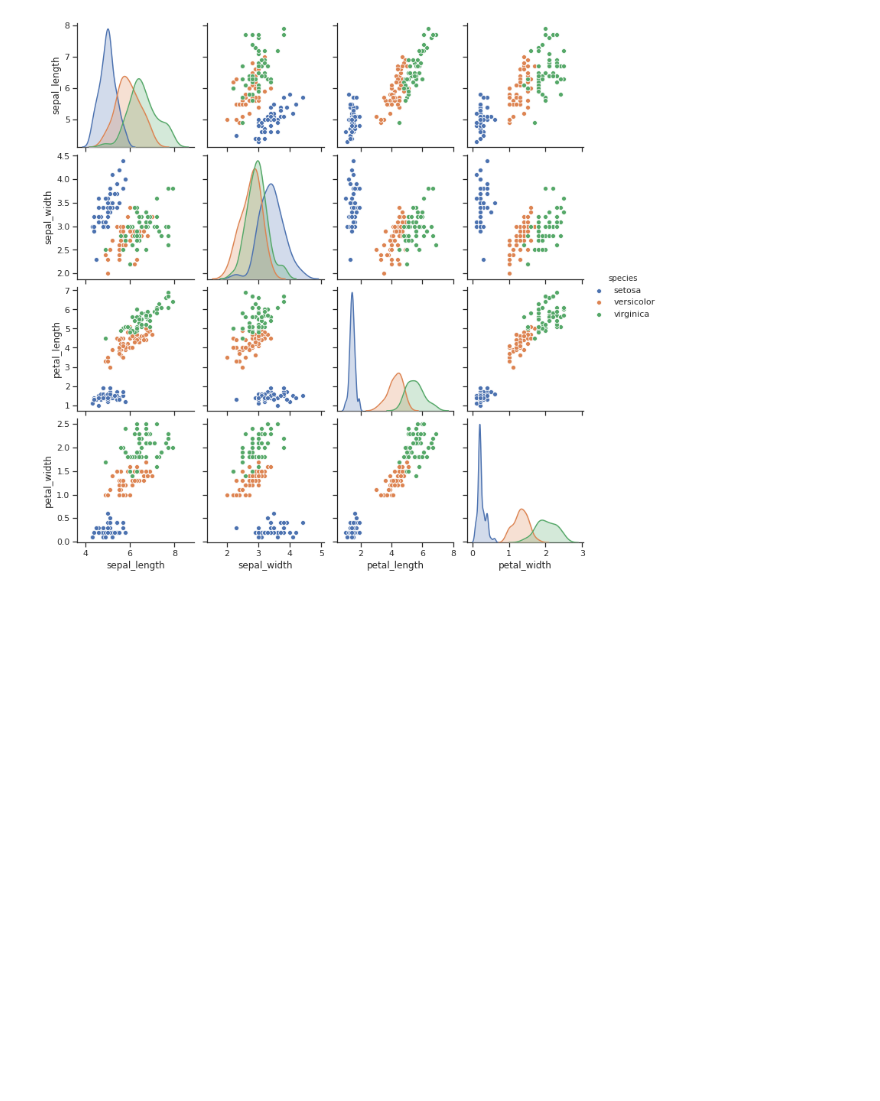
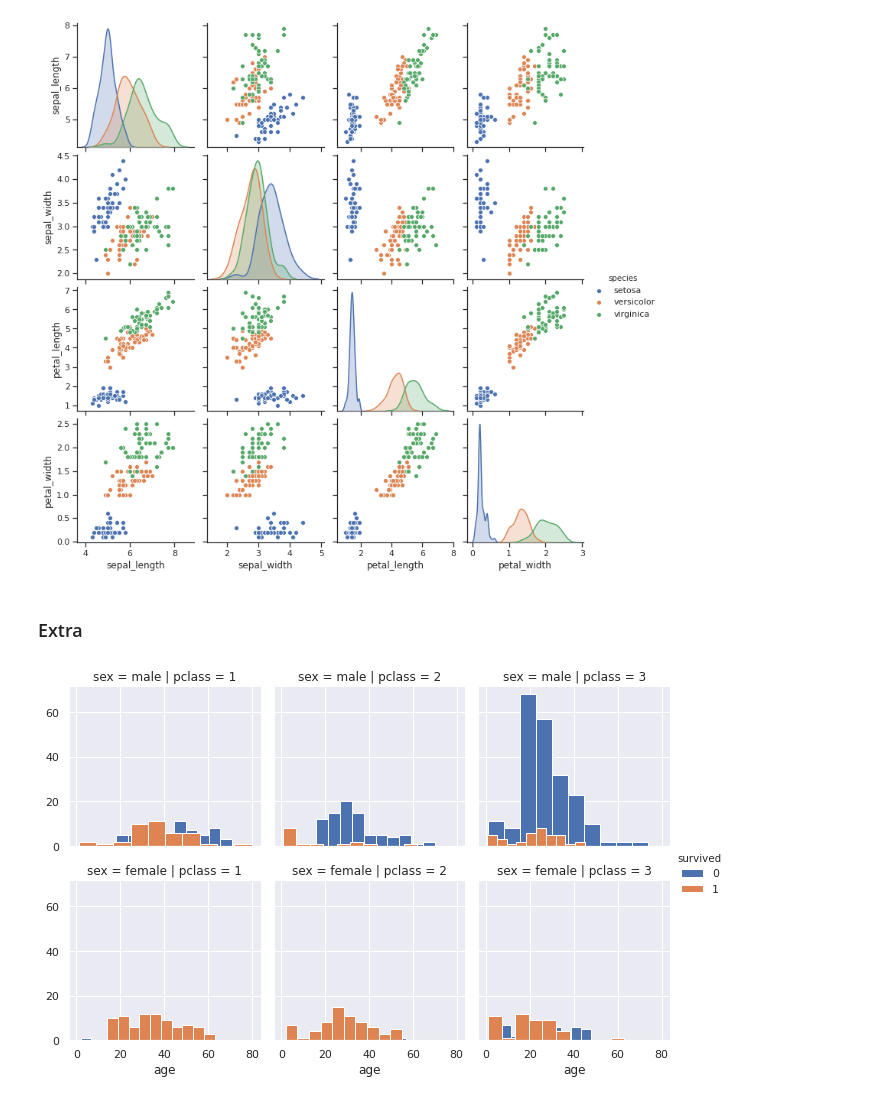
Before and after one commit to enrique21/07MBIG---Visualizacion-de-Datos, a Jupyter notebook: Visualizacion_de_Datos_AG3.ipynb, the cells around one changed output. Saved outputs shown, nothing was run; the diff lists cells and outputs as text; code cells hidden in the pictures; blank space fills up the shorter version.

```diff
--- a/Visualizacion_de_Datos_AG3.ipynb
+++ b/Visualizacion_de_Datos_AG3.ipynb
@@ -174,3 +174,14 @@ sns.pairplot(df, hue="species")
 # %% [output]
 <seaborn.axisgrid.PairGrid at 0x...>
 [figure]
+# %% [markdown]
+### Extra
+# %%
+#Cambiamos el font
+sns.set(font_scale=1)
+
+g2 = sns.FacetGrid(titanic, hue="survived", row='sex', col='pclass')
+g2.map(plt.hist, "age")
+g2.add_legend();
+# %% [output]
+[figure, added]
```
